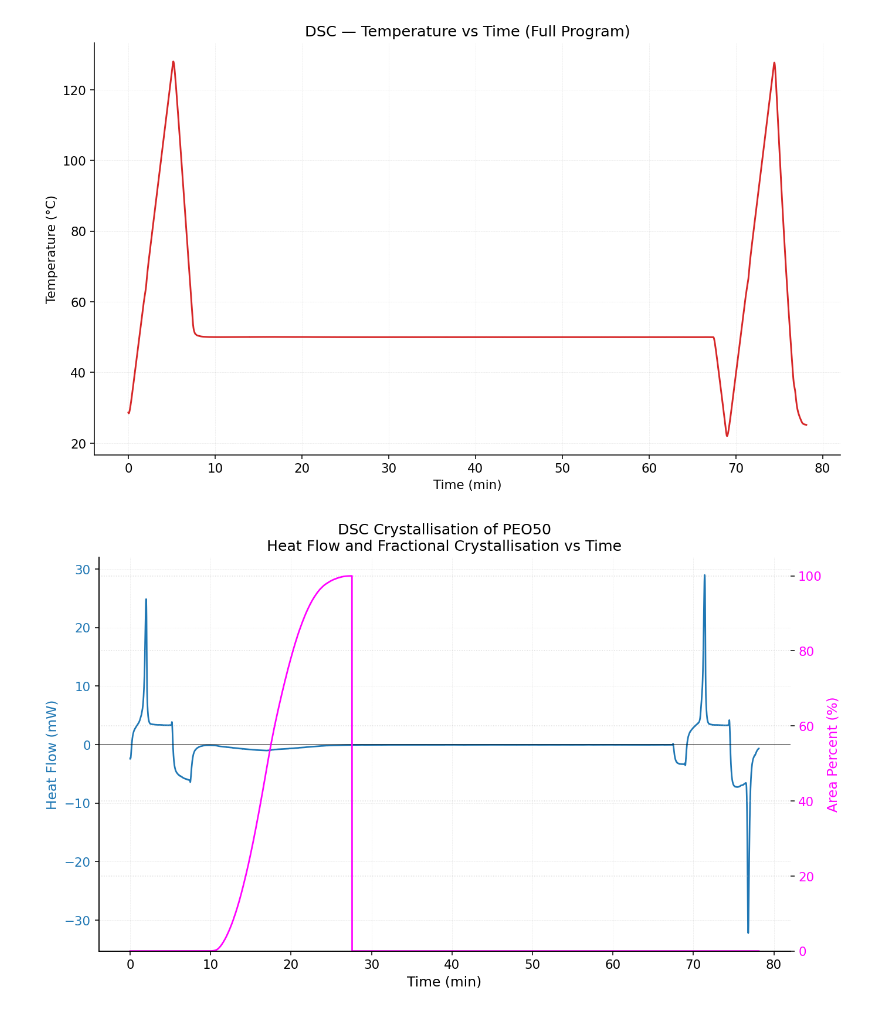
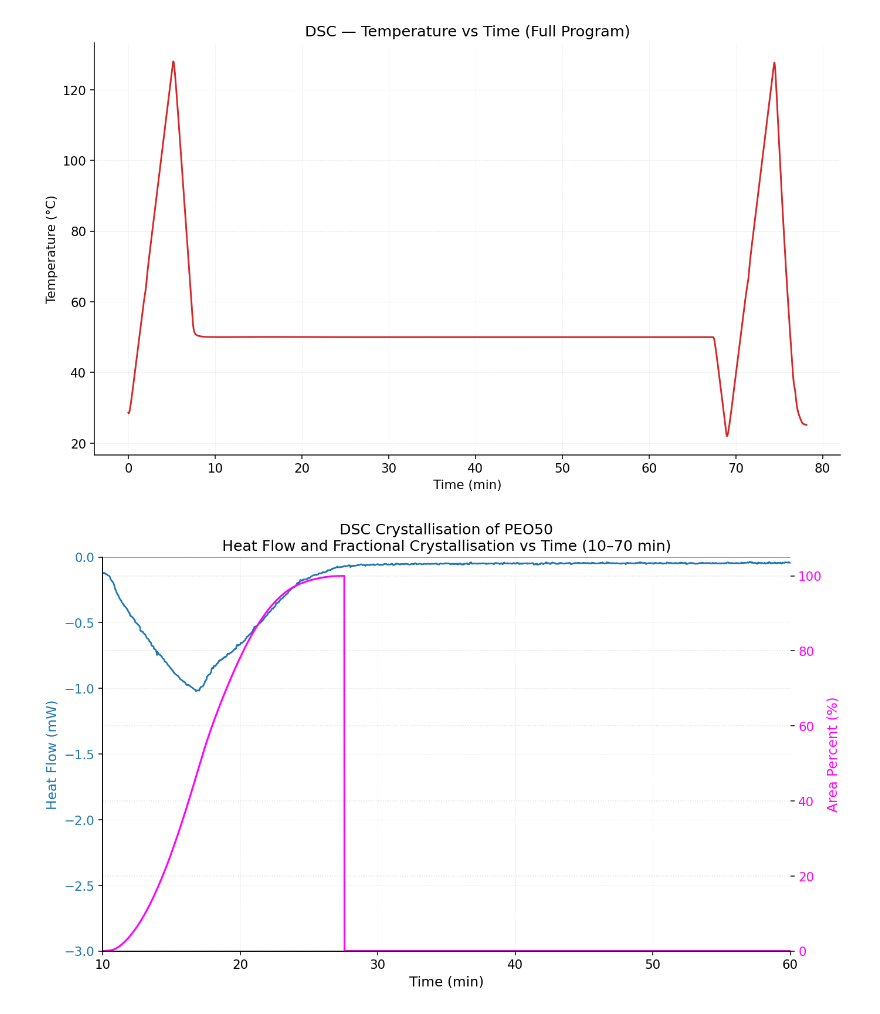
Before and after one commit to Thomas-J-Fish/II_Materials, a Jupyter notebook: P3_Polymer_Crystallisation/PEO50_analysis.ipynb, the cells around one changed output. Drawn from its saved outputs; the diff is of its cells as text; code cells hidden in the pictures.

```diff
--- a/P3_Polymer_Crystallisation/PEO50_analysis.ipynb
+++ b/P3_Polymer_Crystallisation/PEO50_analysis.ipynb
@@ -195,31 +204,39 @@ plt.tight_layout()
 plt.show()
 # %% [output]
 [figure]
-# %%
-# Plot 4 - Combined Heat Flow and Area % vs Time for main run
-
-fig, ax1 = plt.subplots(figsize=(10, 6), dpi=140)
-
-# --- Plot Heat Flow on primary y-axis ---
-ax1.plot(df1['Time/m'], df1['Heat_Flow/mW'], color='tab:blue', lw=1.4)
-ax1.set_xlabel('Time (min)', fontsize=12)
-ax1.set_ylabel('Heat Flow (mW)', color='tab:blue', fontsize=12)
-ax1.tick_params(axis='y', labelcolor='tab:blue')
-ax1.axhline(0, color='k', lw=0.8, alpha=0.6)
-ax1.grid(True, lw=0.3, alpha=0.6)
-
-# --- Secondary axis for Area % ---
-ax2 = ax1.twinx()
-ax2.plot(df1['Time/m'], df1['Area/%'], color='magenta', lw=1.4)
-ax2.set_ylabel('Area Percent (%)', color='magenta', fontsize=12)
-ax2.tick_params(axis='y', labelcolor='magenta')
-ax2.set_ylim(0, 105)  # ensure it reaches ~100%
-
-# --- Title and layout ---
-plt.title('DSC Crystallisation of PEO50\nHeat Flow and Fractional Crystallisation vs Time', fontsize=13)
-fig.tight_layout()
-plt.show()
-# %% [output]
-[figure, removed]
+# %%
+# --- Define the time window for this plot only ---
+mask = (df1['Time/m'] >= 10) & (df1['Time/m'] <= 60)
+df_window = df1.loc[mask].copy()
+
+# --- Create dual-axis plot ---
+fig, ax1 = plt.subplots(figsize=(10, 6), dpi=140)
+
+# Left y-axis → Heat Flow
+ax1.plot(df_window['Time/m'], df_window['Heat_Flow/mW'],
+         color='tab:blue', lw=1.4, label='Heat Flow (mW)')
+ax1.set_xlabel('Time (min)', fontsize=12)
+ax1.set_ylabel('Heat Flow (mW)', color='tab:blue', fontsize=12)
+ax1.tick_params(axis='y', labelcolor='tab:blue')
+ax1.axhline(0, color='k', lw=0.8, alpha=0.5)
+ax1.grid(True, lw=0.3, alpha=0.6)
+
+# Right y-axis → Area %
+ax2 = ax1.twinx()
+ax2.plot(df_window['Time/m'], df_window['Area/%'],
+         color='magenta', lw=1.6, label='Area Percent (%)')
+ax2.set_ylabel('Area Percent (%)', color='magenta', fontsize=12)
+ax2.tick_params(axis='y', labelcolor='magenta')
+ax2.set_ylim(0, 105)
+
+# --- Title and limits ---
+ax1.set_xlim(10, 60)
+ax1.set_ylim(-3,0)
+plt.title('DSC Crystallisation of PEO50\nHeat Flow and Fractional Crystallisation vs Time (10–70 min)',
+          fontsize=13)
+fig.tight_layout()
+plt.show()
+# %% [output]
+[figure, added]
 # %%
 #
```
Also changed, not shown: parts of 1 cell of this notebook.
